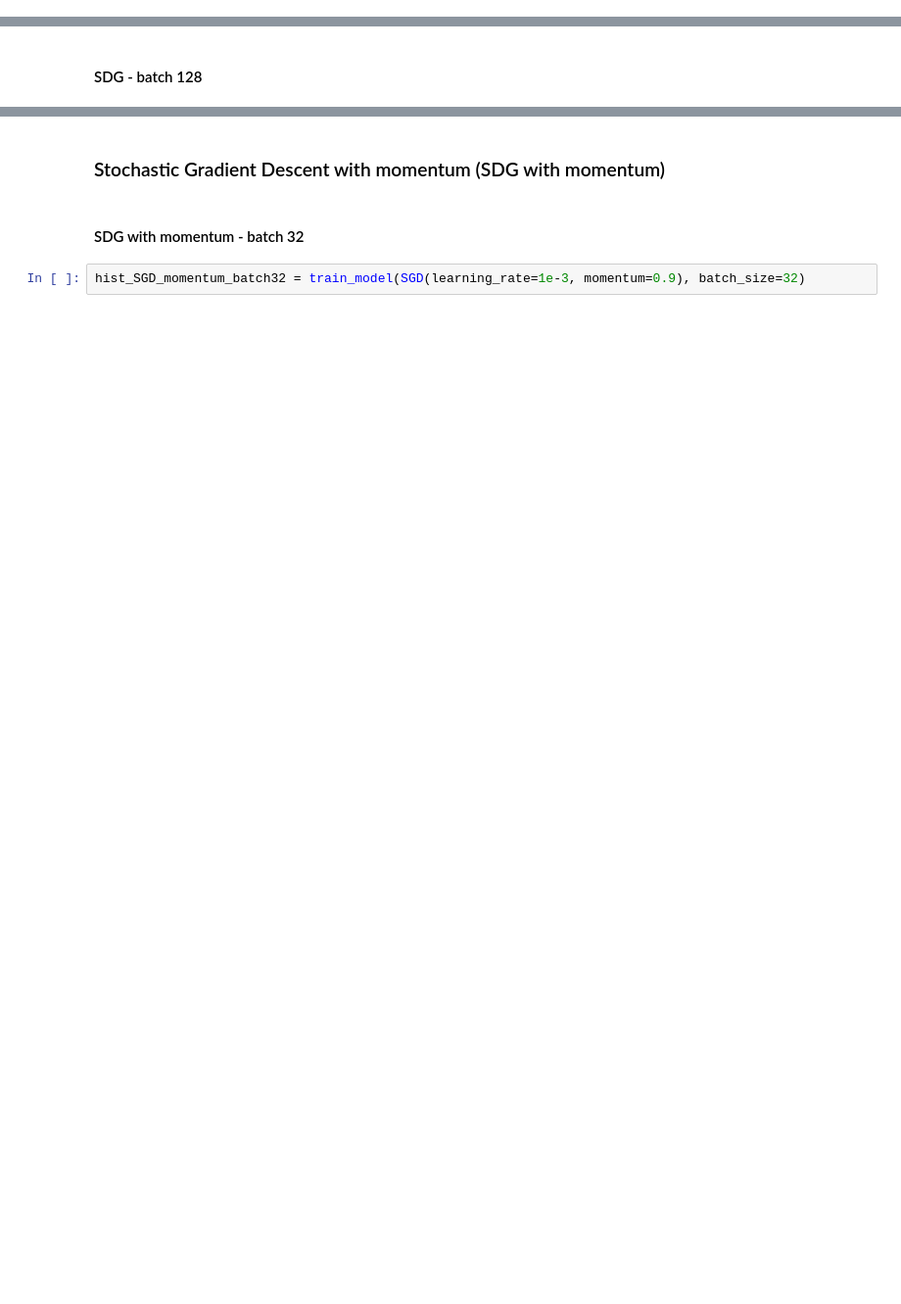
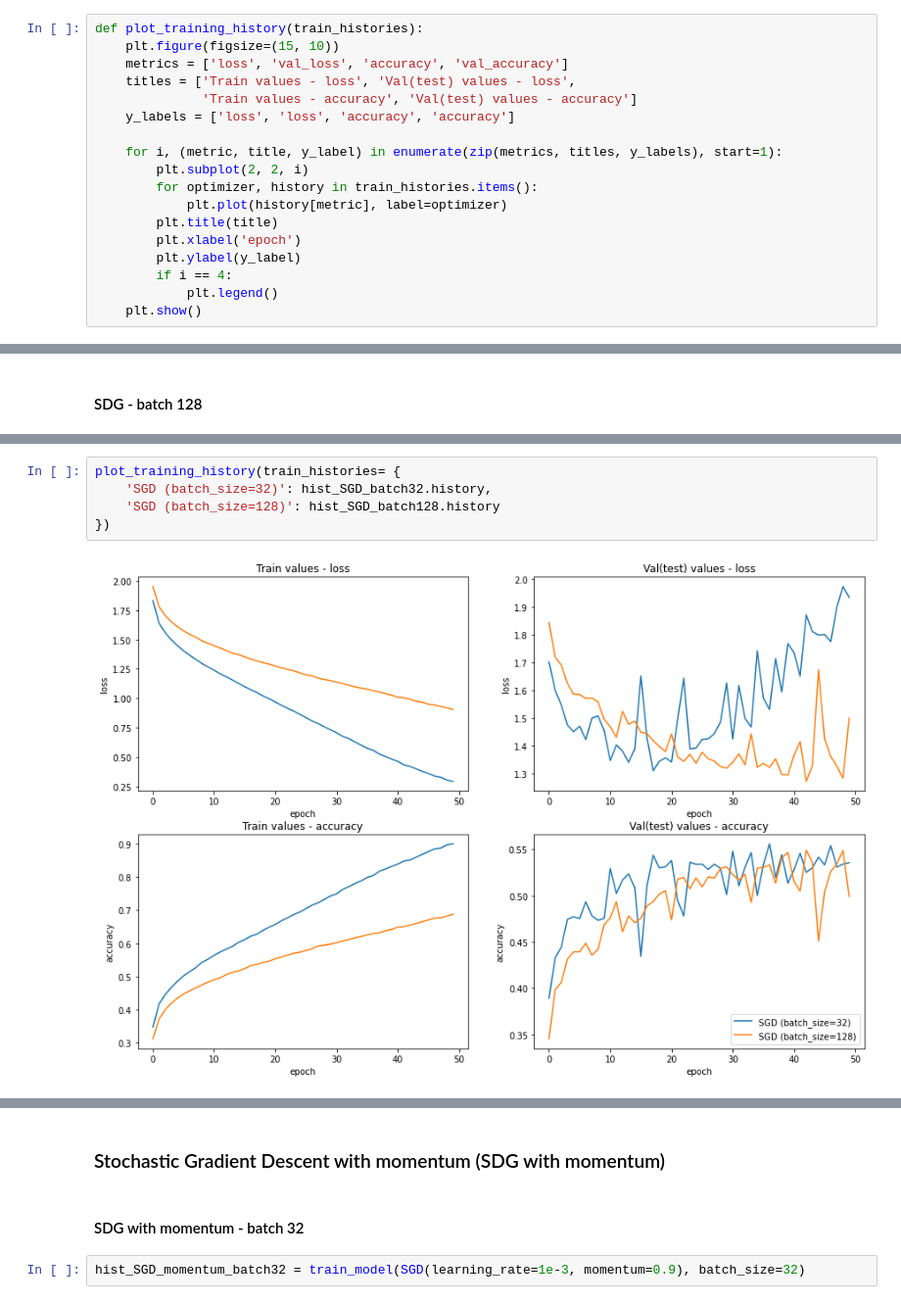
Before and after one commit to juliatvenko/DeepL, a Jupyter notebook: DL-LW2.ipynb, the cells around one changed output, grey strips where cells are left out. Shown: that part at 98% size. Saved outputs shown, nothing was run; the diff lists cells and outputs as text; blank space fills up the shorter version.

Commit message:
Trained models, plotting of results and analysis

```diff
--- a/DL-LW2.ipynb
+++ b/DL-LW2.ipynb
@@ -49,6 +50,24 @@ def train_model(optimizer:tf.keras.optimizers, batch_size:int) -> keras.src.call
         validation_data=(x_test, y_test)
     )
     return hist
+# %%
+def plot_training_history(train_histories):
+    plt.figure(figsize=(15, 10))
+    metrics = ['loss', 'val_loss', 'accuracy', 'val_accuracy']
+    titles = ['Train values - loss', 'Val(test) values - loss',
+              'Train values - accuracy', 'Val(test) values - accuracy']
+    y_labels = ['loss', 'loss', 'accuracy', 'accuracy']
+
+    for i, (metric, title, y_label) in enumerate(zip(metrics, titles, y_labels), start=1):
+        plt.subplot(2, 2, i)
+        for optimizer, history in train_histories.items():
+            plt.plot(history[metric], label=optimizer)
+        plt.title(title)
+        plt.xlabel('epoch')
+        plt.ylabel(y_label)
+        if i == 4:
+            plt.legend()
+    plt.show()
 # %% [markdown]
 ### Stochastic Gradient Descent (SDG)
 # %% [markdown]
@@ -61,0 +117,7 @@ hist_SGD_batch128 = train_model(SGD(learning_rate=1e-2, momentum=0), batch_size=
+# %%
+plot_training_history(train_histories= {
+    'SGD (batch_size=32)': hist_SGD_batch32.history,
+    'SGD (batch_size=128)': hist_SGD_batch128.history
+})
+# %% [output]
+[figure, added]
```
Also changed, not shown: parts of 22 cells of this notebook.
